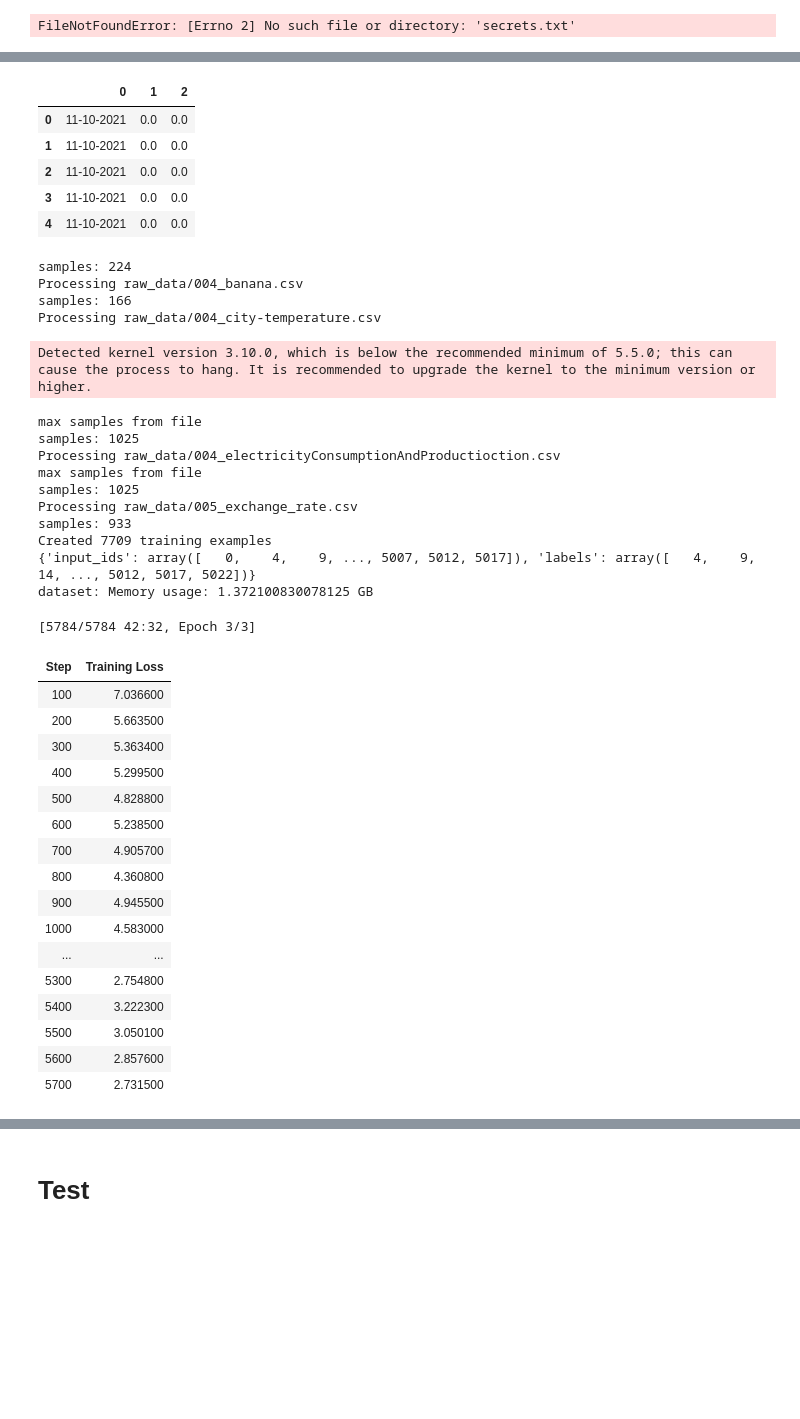
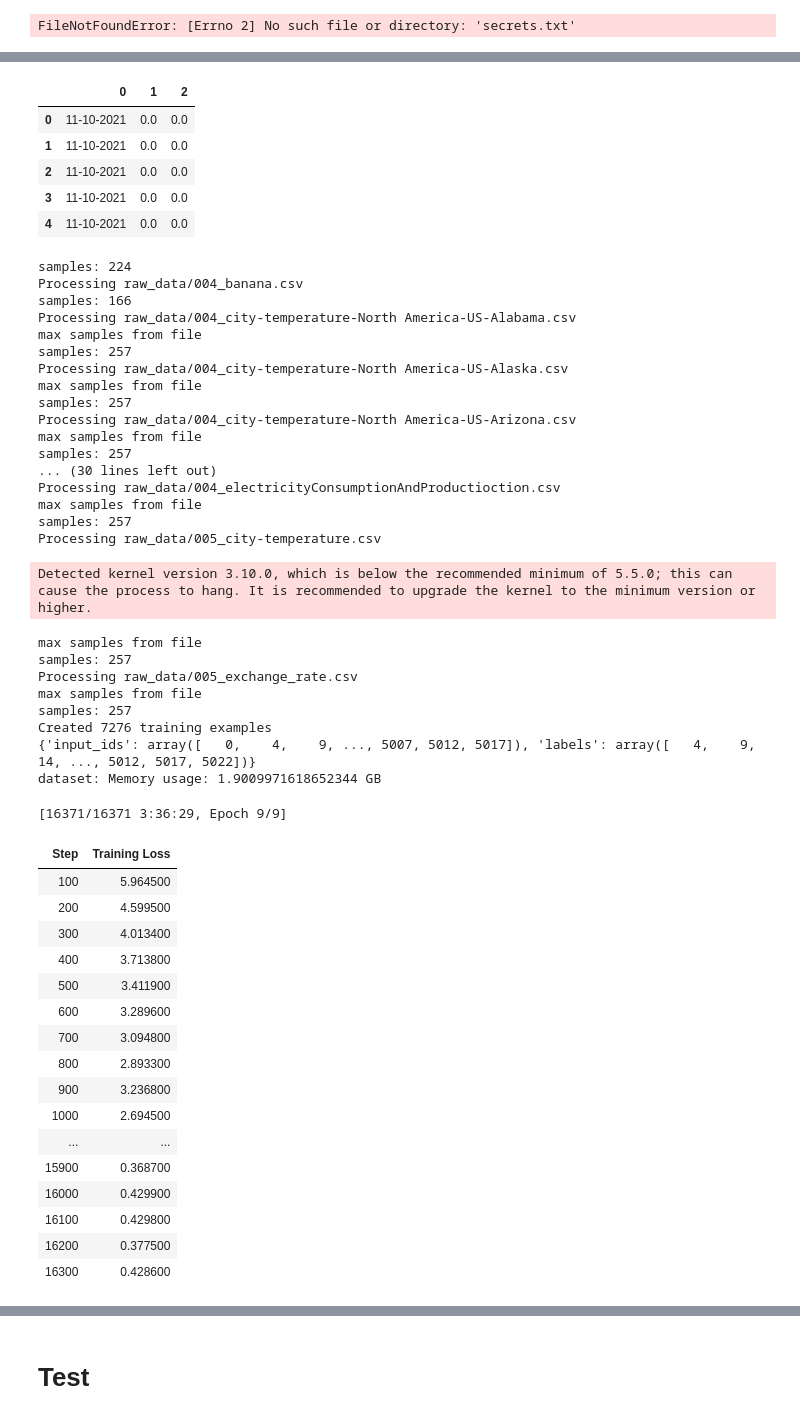
Before and after one commit to JoeyShapiro/TimeSeriesGPT, a Jupyter notebook: model.ipynb, the cells around one changed output, grey strips where cells are left out. Cells and saved outputs as stored; diff of their text form; code cells hidden in the pictures; blank space fills up the shorter version.

```diff
--- a/model.ipynb
+++ b/model.ipynb
@@ -327,7 +327,7 @@ def prepare_training_data(model, input_files, output_dir, stride=256, window=Non
                     'labels': target_sequence
                 })
             samples += 1
-            if samples > 1024: # 1024
+            if samples > 256: # 1024
                 print('max samples from file')
                 break
         print('samples:', samples)
@@ -421,6 +421,6 @@ def train_model(model_name, output_dir, epochs=3, batch_size=4, stride=64, windo
 train_model(
     model_name='gpt2',
     output_dir='models',
-    # epochs=6,
+    epochs=9,
 )
 # %% [output]
@@ -441,45 +441,56 @@ samples: 624
 Processing raw_data/004_apple.csv
 samples: 0
 Processing raw_data/004_apricot.csv
 |  | 0 | 1 | 2 |
 | 0 | 11-10-2021 | 0.0 | 0.0 |
 | 1 | 11-10-2021 | 0.0 | 0.0 |
 | 2 | 11-10-2021 | 0.0 | 0.0 |
 | 3 | 11-10-2021 | 0.0 | 0.0 |
 | 4 | 11-10-2021 | 0.0 | 0.0 |
 samples: 224
 Processing raw_data/004_banana.csv
 samples: 166
-Processing raw_data/004_city-temperature.csv
+Processing raw_data/004_city-temperature-North America-US-Alabama.csv
+max samples from file
+samples: 257
+Processing raw_data/004_city-temperature-North America-US-Alaska.csv
+max samples from file
+samples: 257
+Processing raw_data/004_city-temperature-North America-US-Arizona.csv
+max samples from file
+samples: 257
+... (30 lines left out)
+Processing raw_data/004_electricityConsumptionAndProductioction.csv
+max samples from file
+samples: 257
+Processing raw_data/005_city-temperature.csv
 Detected kernel version 3.10.0, which is below the recommended minimum of 5.5.0; this can cause the process to hang. It is recommended to upgrade the kernel to the minimum version or higher.
 max samples from file
-samples: 1025
-Processing raw_data/004_electricityConsumptionAndProductioction.csv
+samples: 257
+Processing raw_data/005_exchange_rate.csv
 max samples from file
-samples: 1025
-Processing raw_data/005_exchange_rate.csv
-samples: 933
-Created 7709 training examples
+samples: 257
+Created 7276 training examples
 {'input_ids': array([   0,    4,    9, ..., 5007, 5012, 5017]), 'labels': array([   4,    9,   14, ..., 5012, 5017, 5022])}
-dataset: Memory usage: 1.372100830078125 GB
+dataset: Memory usage: 1.9009971618652344 GB
-[5784/5784 42:32, Epoch 3/3]
+[16371/16371 3:36:29, Epoch 9/9]
 | Step | Training Loss |
-| 100 | 7.036600 |
-| 200 | 5.663500 |
-| 300 | 5.363400 |
-| 400 | 5.299500 |
-| 500 | 4.828800 |
-| 600 | 5.238500 |
-| 700 | 4.905700 |
-| 800 | 4.360800 |
-| 900 | 4.945500 |
-| 1000 | 4.583000 |
+| 100 | 5.964500 |
+| 200 | 4.599500 |
+| 300 | 4.013400 |
+| 400 | 3.713800 |
+| 500 | 3.411900 |
+| 600 | 3.289600 |
+| 700 | 3.094800 |
+| 800 | 2.893300 |
+| 900 | 3.236800 |
+| 1000 | 2.694500 |
 | ... | ... |
-| 5300 | 2.754800 |
-| 5400 | 3.222300 |
-| 5500 | 3.050100 |
-| 5600 | 2.857600 |
-| 5700 | 2.731500 |
+| 15900 | 0.368700 |
+| 16000 | 0.429900 |
+| 16100 | 0.429800 |
+| 16200 | 0.377500 |
+| 16300 | 0.428600 |
 # %%
 train_model(
     # model_name='google/gemma-2b',
```
Also changed, not shown: parts of 3 cells of this notebook, 1 other file.
